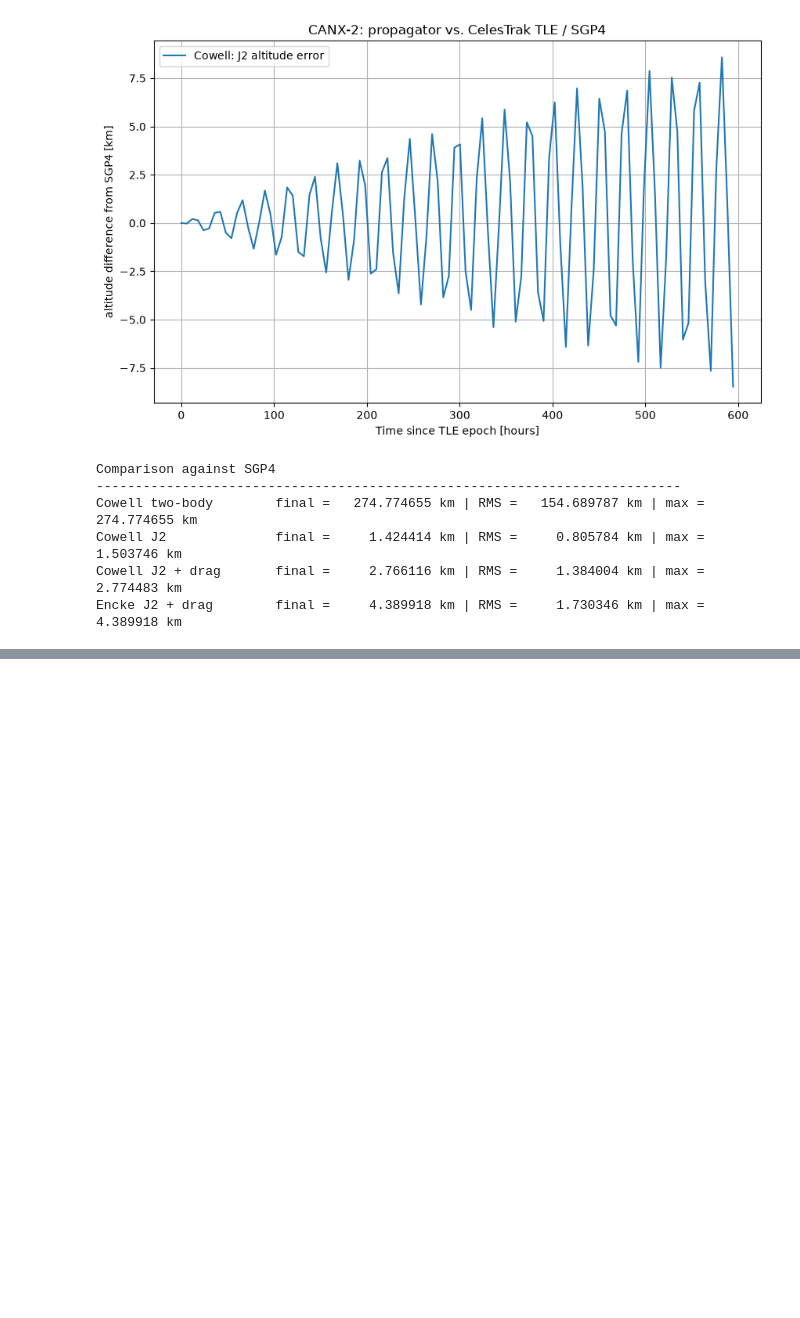
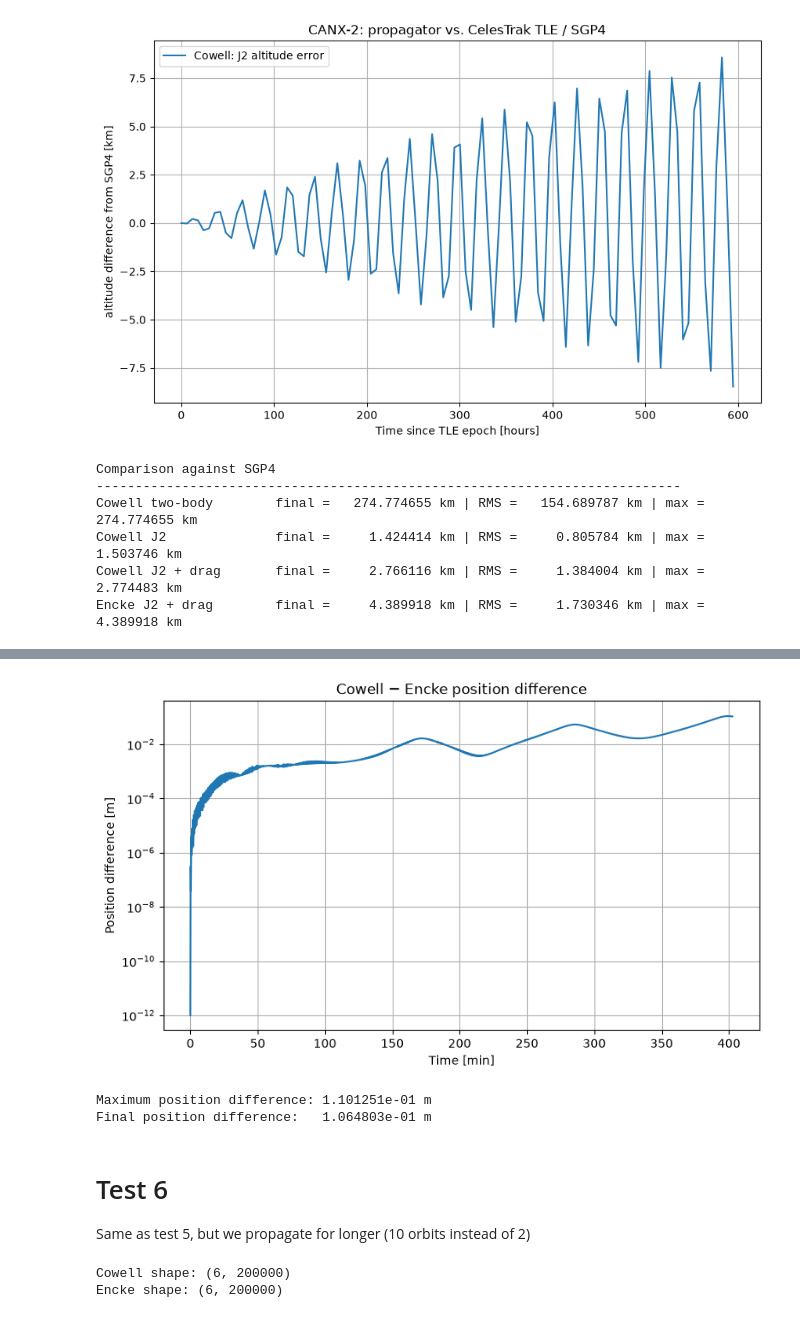
Before and after one commit to utat-ss/adcs-sim, a Jupyter notebook: orbital_propagator_test.ipynb, the cells around one changed output, grey strips where cells are left out. Cells and saved outputs as stored; diff of their text form; code cells hidden in the pictures; blank space fills up the shorter version.

```diff
--- a/orbital_propagator_test.ipynb
+++ b/orbital_propagator_test.ipynb
@@ -610,0 +697,57 @@ Encke J2 + drag        final =     4.389918 km | RMS =     1.730346 km | max =
+# %%
+# Plot 1B: Cowell-Encke position difference
+if X_encke is not None:
+    n_common = min(X_cowell.shape[1], X_encke.shape[1])
+    err_r_m = position_error_m(
+        X_cowell[:, :n_common],
+        X_encke[:, :n_common],
+    )
+    t_common = np.linspace(0.0, duration, n_common)
+
+    plt.figure(figsize=(9, 5))
+    plt.semilogy(t_common / 60, np.maximum(err_r_m, 1e-12))
+    plt.xlabel("Time [min]")
+    plt.ylabel("Position difference [m]")
+    plt.title("Cowell − Encke position difference")
+    plt.grid()
+    plt.show()
+
+    print(f"Maximum position difference: {err_r_m.max():.6e} m")
+    print(f"Final position difference:   {err_r_m[-1]:.6e} m")
+else:
+    print("Skipped because Encke propagation did not run successfully.")
+# %% [output]
+[figure, added]
+Maximum position difference: 1.101251e-01 m
+Final position difference:   1.064803e-01 m
+# %% [markdown]
+# Test 6
+Same as test 5, but we propagate for longer (10 orbits instead of 2)
+# %%
+duration = 200 * T_orbit
+N = 200000
+
+t_cowell, X_cowell = run_case(
+    x0,
+    duration,
+    method="cowell",
+    J2=False,
+    drag=False,
+    n=N,
+)
+
+t_encke, X_encke = run_case(
+    x0,
+    duration,
+    method="encke",
+    J2=False,
+    drag=False,
+    n=N,
+)
+
+print("Cowell shape:", X_cowell.shape)
+if X_encke is not None:
+    print("Encke shape:", X_encke.shape)
+# %% [output]
+Cowell shape: (6, 200000)
+Encke shape: (6, 200000)
```
Also changed, not shown: parts of 8 cells of this notebook.
